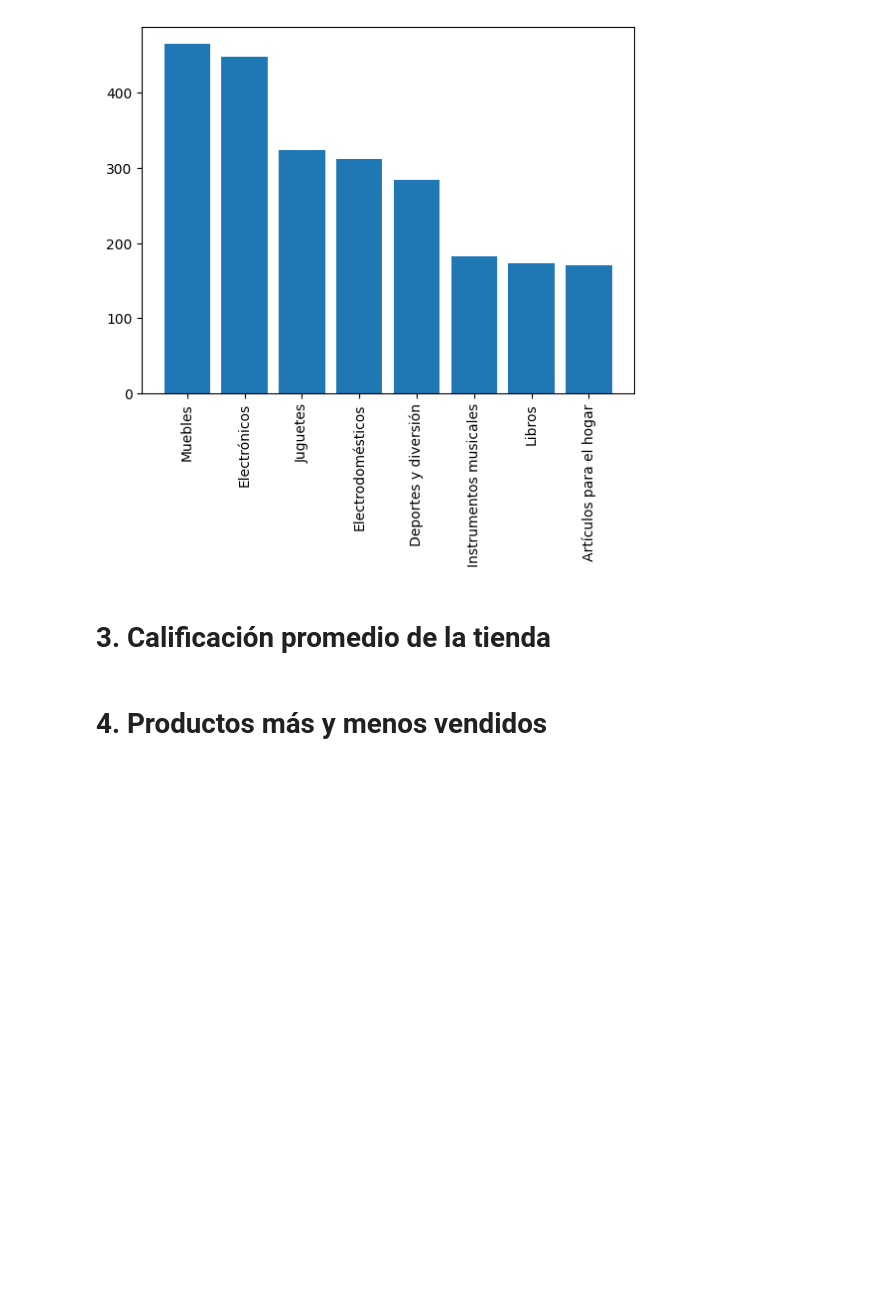
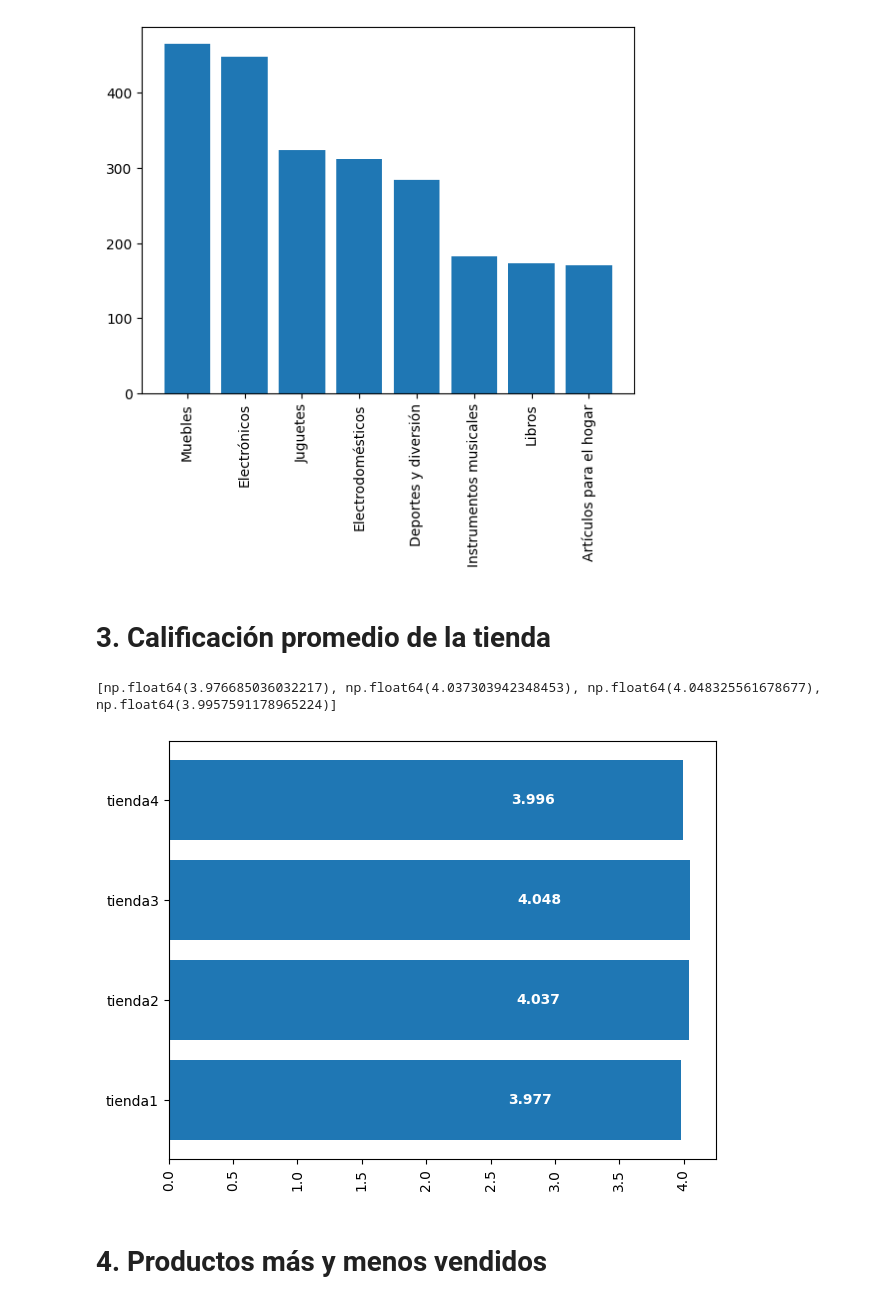
Before and after one commit to yudithl125/datascience_challenge1, a Jupyter notebook: AluraStoreLatam.ipynb, the cells around one changed output. Drawn from its saved outputs; the diff is of its cells as text; code cells hidden in the pictures; blank space fills up the shorter version.

```diff
--- a/AluraStoreLatam.ipynb
+++ b/AluraStoreLatam.ipynb
@@ -112,6 +112,40 @@ Name: count, dtype: int64
 [figure]
 # %% [markdown]
 # 3. Calificación promedio de la tienda
+# %%
+tiendas = ['tienda1', 'tienda2', 'tienda3', 'tienda4']
+promedio_calificacion = []
+suma1 = tienda['Calificación'].sum()
+suma2 = tienda2['Calificación'].sum()
+suma3 = tienda3['Calificación'].sum()
+suma4 = tienda4['Calificación'].sum()
+
+longitud1 = tienda['Calificación'].size
+longitud2 = tienda2['Calificación'].size
+longitud3 = tienda3['Calificación'].size
+longitud4 = tienda4['Calificación'].size
+
+promedio_calificacion.append(suma1/longitud1)
+promedio_calificacion.append(suma2/longitud2)
+promedio_calificacion.append(suma3/longitud3)
+promedio_calificacion.append(suma4/longitud4)
+
+plt.rcParams.update({
+    'xtick.labelsize': 10,
+    'ytick.labelsize': 10,
+})
+print(promedio_calificacion)
+plt.barh(tiendas, promedio_calificacion)
+
+for i, valor in enumerate(promedio_calificacion):
+    plt.text(valor - 1, i, str(round(valor,3)), va='center', ha='right', color='white', fontweight='bold')
+
+plt.xticks(rotation=90)
+plt.tight_layout()
+plt.show()
+# %% [output]
+[np.float64(3.976685036032217), np.float64(4.037303942348453), np.float64(4.048325561678677), np.float64(3.9957591178965224)]
+[figure, added]
 # %% [markdown]
 # 4. Productos más y menos vendidos
 # %% [markdown]
```
